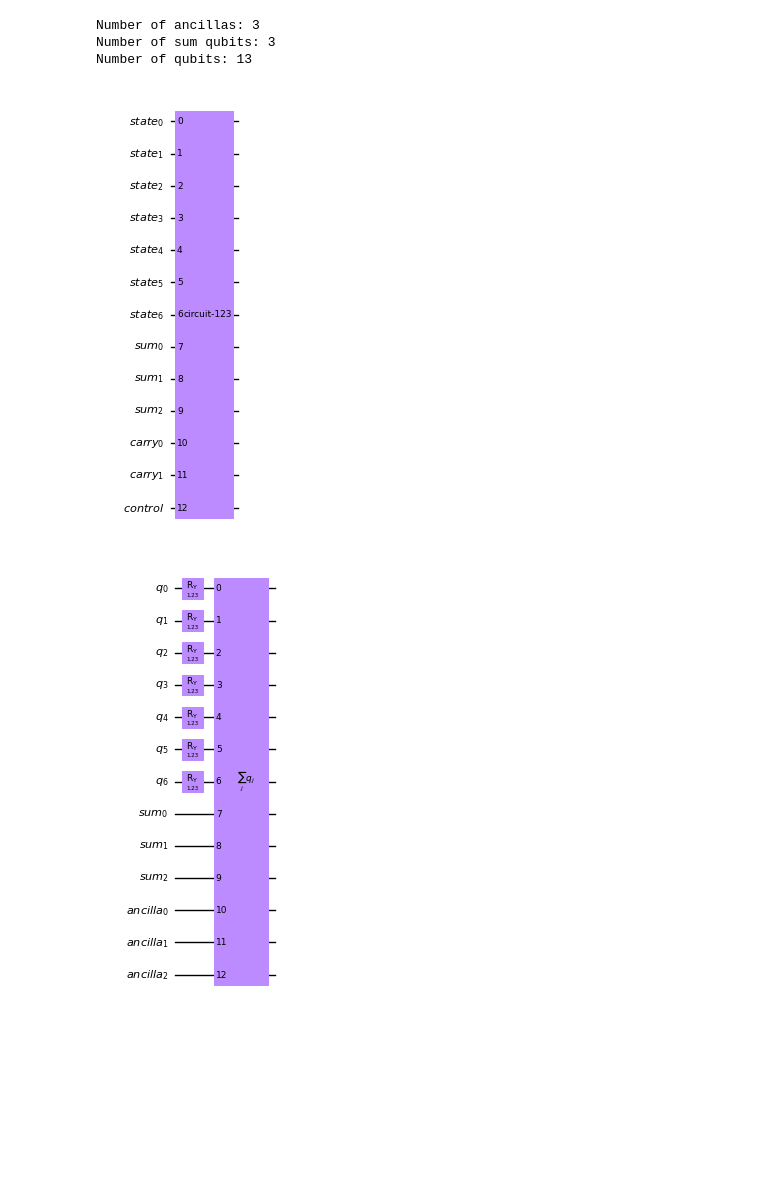
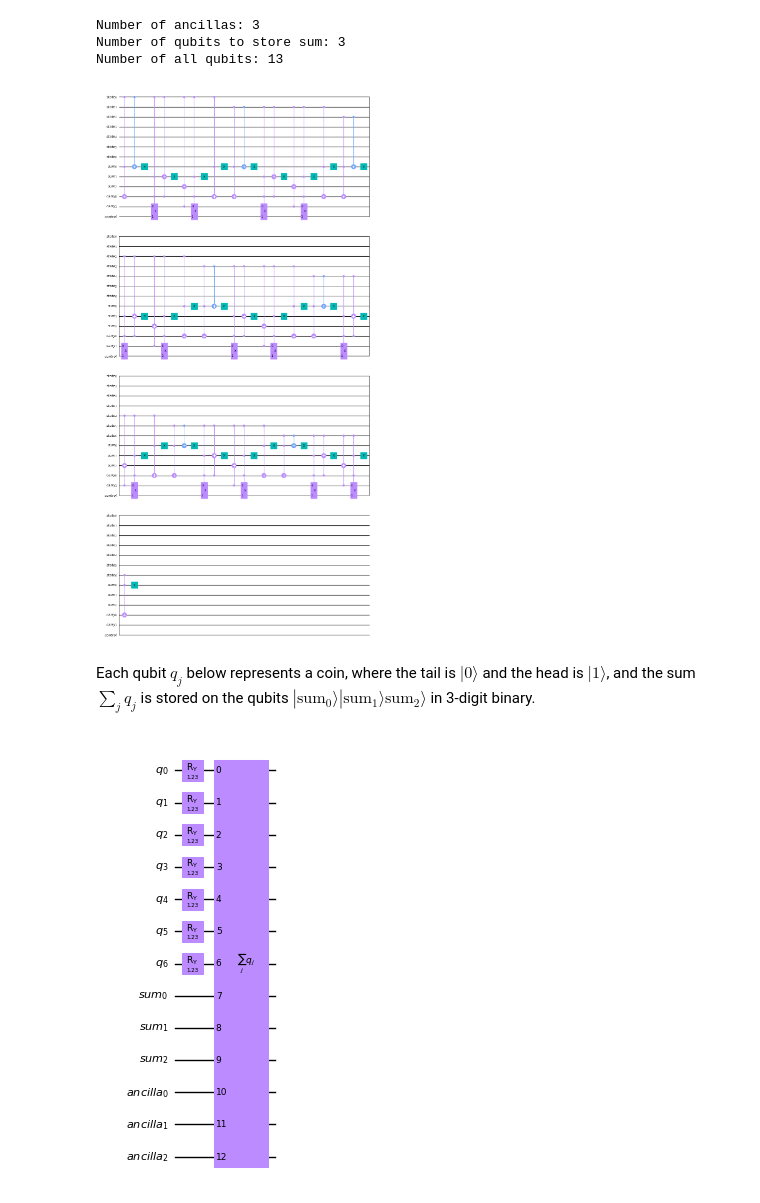
Before and after one commit to schrott512/quantum_samples, a Jupyter notebook: monte_carlo/monte_carlo_sample.ipynb, the cells around one changed output. Saved outputs shown, nothing was run; the diff lists cells and outputs as text; code cells hidden in the pictures; blank space fills up the shorter version.

```diff
--- a/monte_carlo/monte_carlo_sample.ipynb
+++ b/monte_carlo/monte_carlo_sample.ipynb
@@ -27,19 +40,21 @@ backend = AerSimulator()
 # %%
 n_state_qubits = 7
 
 qc_wadder = WeightedAdder(n_state_qubits, name='     $\sum_jq_j$     ')
 n_ancillas = qc_wadder.num_ancillas
 n_sum_qubits = qc_wadder.num_sum_qubits
 n_qubits = qc_wadder.num_qubits
 print(f'Number of ancillas: {n_ancillas}')
-print(f'Number of sum qubits: {n_sum_qubits}')
-print(f'Number of qubits: {n_qubits}')
-qc_wadder.decompose(reps=0).draw('mpl', scale=0.5)
+print(f'Number of qubits to store sum: {n_sum_qubits}')
+print(f'Number of all qubits: {n_qubits}')
+qc_wadder.decompose(reps=1).draw('mpl', scale=0.5)
 # %% [output]
 Number of ancillas: 3
-Number of sum qubits: 3
-Number of qubits: 13
+Number of qubits to store sum: 3
+Number of all qubits: 13
-[figure, old version]
+[figure, new version]
+# %% [markdown]
+Each qubit $q_j$ below represents a coin, where the tail is $|0\rangle$ and the head is $|1\rangle$, and the sum $\sum_jq_j$ is stored on the qubits $|\textrm{sum}_0\rangle|\textrm{sum}_1\rangle\textrm{sum}_2\rangle$ in 3-digit binary.
 # %%
 p = 1 / 3
 theta = 2 * np.arcsin(np.sqrt(p))
```
Also changed, not shown: parts of 24 cells of this notebook.
